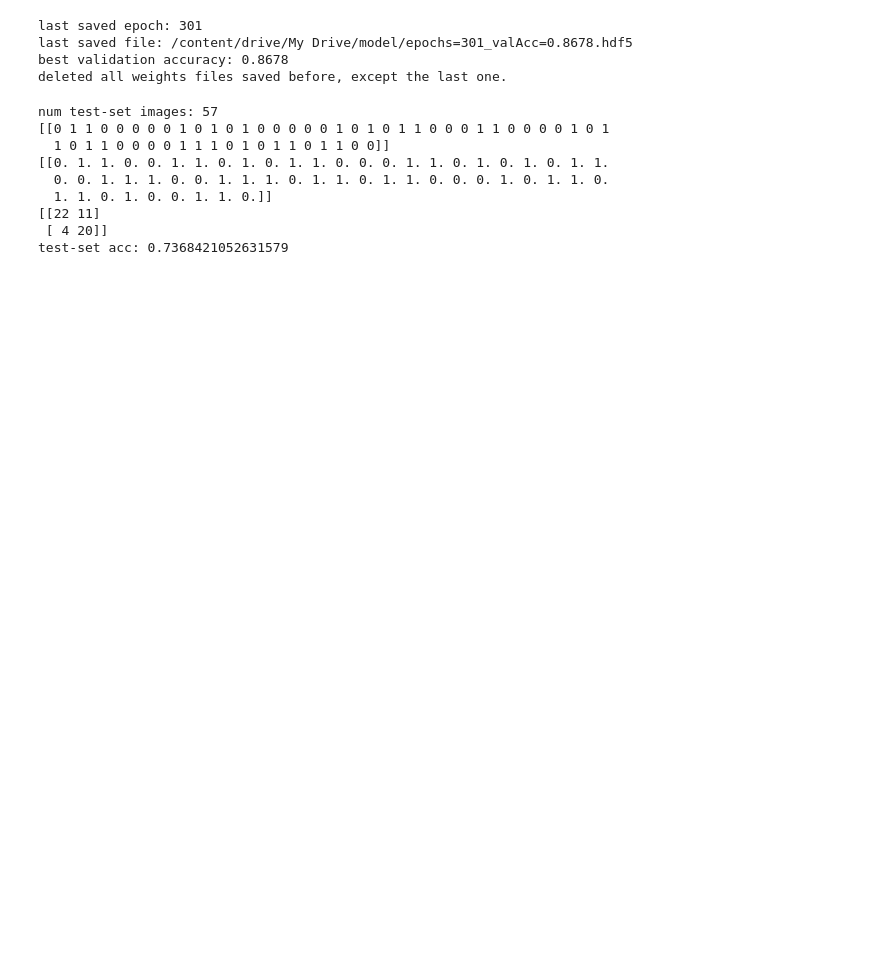
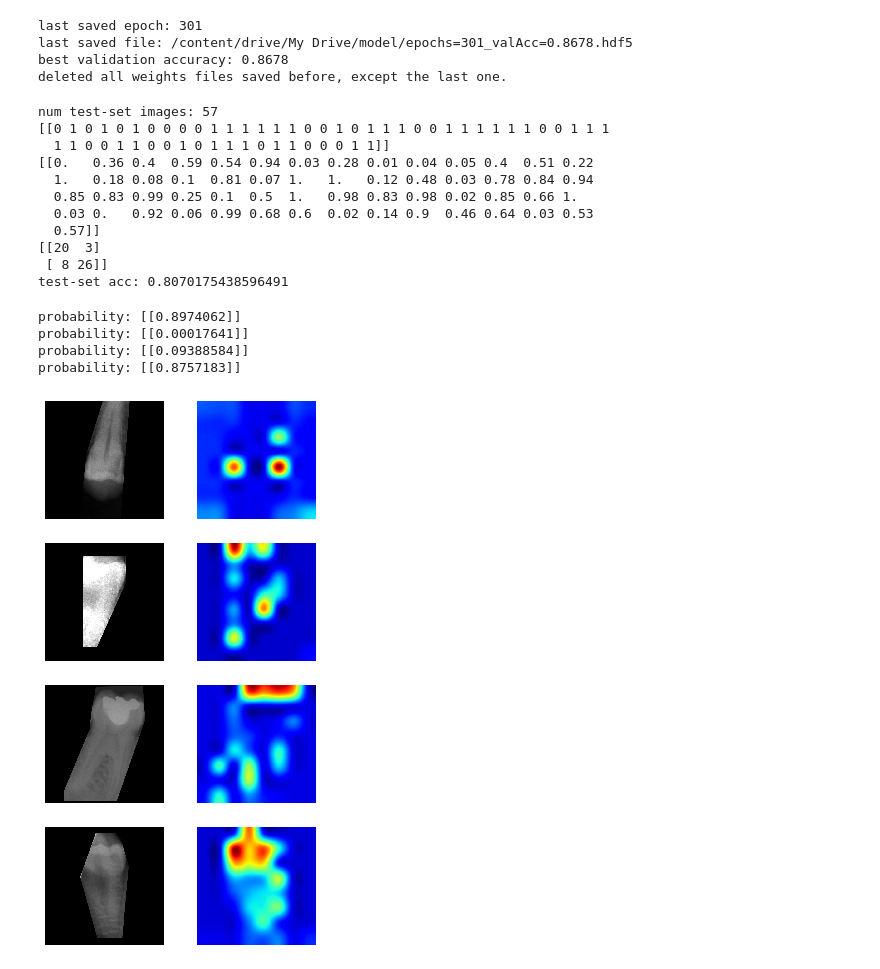
Before and after one commit to armiro/Dental-Caries-Classification, a Jupyter notebook: periapical_dental_caries_detection.ipynb, the cells around one changed output. Saved outputs shown, nothing was run; the diff lists cells and outputs as text; code cells hidden in the pictures; blank space fills up the shorter version.

Commit message:
add saliency map (using Colab)

```diff
--- a/periapical_dental_caries_detection.ipynb
+++ b/periapical_dental_caries_detection.ipynb
@@ -163,20 +165,23 @@ y_test = np.reshape(a=y_test, newshape=(1, -1))
 
 print('num test-set images:', len(y_test[0]))
 print(y_test)
-y_pred = np.round(np.reshape(a=y_pred, newshape=(1, -1)))
-# y_pred = np.round(np.reshape(a=y_pred, newshape=(1, -1)), decimals=2)
+
+y_pred = np.round(np.reshape(a=y_pred, newshape=(1, -1)), decimals=2)
 print(y_pred)
 
-cm = confusion_matrix(y_true=y_test[0], y_pred=y_pred[0])
+y_pred_rnd = np.round(np.reshape(a=y_pred, newshape=(1, -1)))
+cm = confusion_matrix(y_true=y_test[0], y_pred=y_pred_rnd[0])
 print(cm)
 print('test-set acc:', (cm[0][0] + cm[1][1])/np.sum(cm))
 # %% [output]
 num test-set images: 57
-[[0 1 1 0 0 0 0 0 1 0 1 0 1 0 0 0 0 0 1 0 1 0 1 1 0 0 0 1 1 0 0 0 0 1 0 1
-  1 0 1 1 0 0 0 0 1 1 1 0 1 0 1 1 0 1 1 0 0]]
-[[0. 1. 1. 0. 0. 1. 1. 0. 1. 0. 1. 1. 0. 0. 0. 1. 1. 0. 1. 0. 1. 0. 1. 1.
-  0. 0. 1. 1. 1. 0. 0. 1. 1. 1. 0. 1. 1. 0. 1. 1. 0. 0. 0. 1. 0. 1. 1. 0.
-  1. 1. 0. 1. 0. 0. 1. 1. 0.]]
-[[22 11]
- [ 4 20]]
-test-set acc: 0.7368421052631579
+[[0 1 0 1 0 1 0 0 0 0 1 1 1 1 1 1 0 0 1 0 1 1 1 0 0 1 1 1 1 1 1 0 0 1 1 1
+  1 1 0 0 1 1 0 0 1 0 1 1 1 0 1 1 0 0 0 1 1]]
+[[0.   0.36 0.4  0.59 0.54 0.94 0.03 0.28 0.01 0.04 0.05 0.4  0.51 0.22
+  1.   0.18 0.08 0.1  0.81 0.07 1.   1.   0.12 0.48 0.03 0.78 0.84 0.94
+  0.85 0.83 0.99 0.25 0.1  0.5  1.   0.98 0.83 0.98 0.02 0.85 0.66 1.
+  0.03 0.   0.92 0.06 0.99 0.68 0.6  0.02 0.14 0.9  0.46 0.64 0.03 0.53
+  0.57]]
+[[20  3]
+ [ 8 26]]
+test-set acc: 0.8070175438596491
@@ -182,0 +194,31 @@ test-set acc: 0.7368421052631579
+# %%
+# draw the saliency map of the network (grad-CAM)
+# from vis.visualization import visualize_saliency
+# from vis.utils import utils
+# from keras import activations
+
+# test_img = X_train[41]
+# test_img = np.array(test_img / 255.)
+
+indices = np.random.randint(low=0, high=len(X_train), size=4)
+
+from vis.visualization import visualize_cam
+import warnings
+warnings.filterwarnings('ignore')
+
+plt.rcParams["figure.figsize"] = (5,10)
+f, ax = plt.subplots(len(indices), 2)
+for i, idx in enumerate(indices):
+  this_img = np.array(X_train[idx] / 255.)
+  ax[i][0].imshow(this_img.squeeze(), cmap='gray', vmin=0, vmax=1)
+  ax[i][0].axis('off')
+  grads = visualize_cam(net, layer_idx=-1, filter_indices=None, seed_input=this_img, backprop_modifier=None)
+  ax[i][1].imshow(grads, cmap='jet')
+  ax[i][1].axis('off')
+  print('probability:', net.predict(np.expand_dims(this_img, axis=0)))
+# %% [output]
+probability: [[0.8974062]]
+probability: [[0.00017641]]
+probability: [[0.09388584]]
+probability: [[0.8757183]]
+[figure, added]
```
Also changed, not shown: parts of 7 cells of this notebook.
